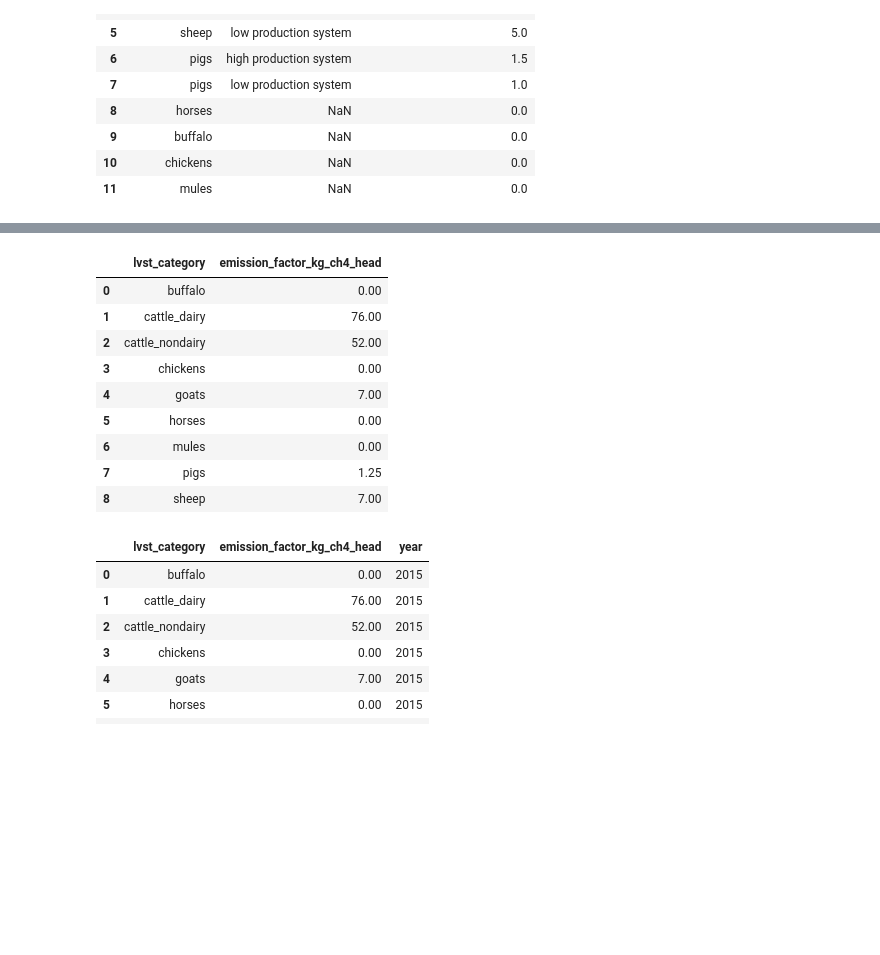
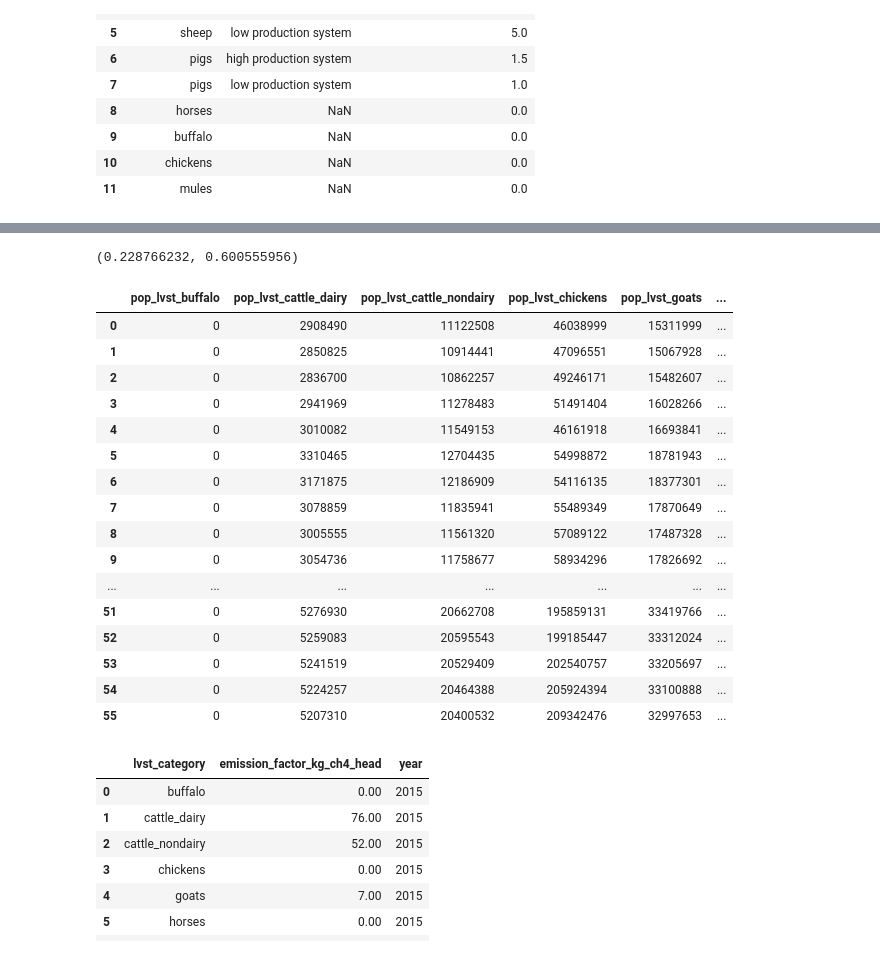
Before and after one commit to sisepuede-framework/ssp_uganda_data, a Jupyter notebook: data_processing/ENTERIC_FERMENTATION_FACTOR.ipynb, the cells around one changed output, grey strips where cells are left out. Cells and saved outputs as stored; diff of their text form; code cells hidden in the pictures; blank space fills up the shorter version.

```diff
--- a/data_processing/ENTERIC_FERMENTATION_FACTOR.ipynb
+++ b/data_processing/ENTERIC_FERMENTATION_FACTOR.ipynb
@@ -18,5 +62,5 @@ LVST_DATA_DIR_PATH = os.path.join(INPUT_DATA_DIR_PATH, "lvst")
 # %%
 # Load original uganda data
-uga_legacy_df = pd.read_csv(os.path.join(INPUT_DATA_DIR_PATH, "sisepuede_raw_global_inputs_uganda.csv"))
-uga_legacy_df.head()
+ef_lvst_entferm_legacy_df = _MODVAR_ENTFERM.get_from_dataframe(uga_legacy_df)
+ef_lvst_entferm_legacy_df.head()
 # %% [output]
@@ -65,0 +123,4 @@ uga_new_entferm_factors_df
+# %%
+import warnings
+warnings.filterwarnings("ignore")
+df_proj = models.model_afolu(uga_legacy_df)
@@ -66,17 +163,36 @@ uga_new_entferm_factors_df
+# %%
+emissions_kg_dairy_2019 = dict_cat_to_fact.get(_CAT_LVST_CATTLE_DAIRY)
+emissions_kg_nondairy_2019 = dict_cat_to_fact.get(_CAT_LVST_CATTLE_NONDAIRY)
+
+# conver to KT to compare to inv
+emissions_kt_dairy_2019 = emissions_kg_dairy_2019*pop_dairy/(10**9)
+emissions_kt_nondairy_2019 = emissions_kg_nondairy_2019*pop_nondairy/(10**9)
+
+# reasonable numbers from cows
+emissions_kt_dairy_2019, emissions_kt_nondairy_2019
+# %% [output]
+(0.228766232, 0.600555956)
 # %%
-new_factors_grouped_df = uga_new_entferm_factors_df.groupby("lvst_category")["emission_factor_kg_ch4_head"].mean().reset_index()
-new_factors_grouped_df
+#_MODVAR_ENTFERM.get_from_dataframe(uga_legacy_df
+_MODVAR_POP.get_from_dataframe(df_proj, )
 # %% [output]
-|  | lvst_category | emission_factor_kg_ch4_head |
-| 0 | buffalo | 0.00 |
-| 1 | cattle_dairy | 76.00 |
-| 2 | cattle_nondairy | 52.00 |
-| 3 | chickens | 0.00 |
-| 4 | goats | 7.00 |
-| 5 | horses | 0.00 |
-| 6 | mules | 0.00 |
-| 7 | pigs | 1.25 |
-| 8 | sheep | 7.00 |
+|  | pop_lvst_buffalo | pop_lvst_cattle_dairy | pop_lvst_cattle_nondairy | pop_lvst_chickens | pop_lvst_goats | ... |
+| 0 | 0 | 2908490 | 11122508 | 46038999 | 15311999 | ... |
+| 1 | 0 | 2850825 | 10914441 | 47096551 | 15067928 | ... |
+| 2 | 0 | 2836700 | 10862257 | 49246171 | 15482607 | ... |
+| 3 | 0 | 2941969 | 11278483 | 51491404 | 16028266 | ... |
+| 4 | 0 | 3010082 | 11549153 | 46161918 | 16693841 | ... |
+| 5 | 0 | 3310465 | 12704435 | 54998872 | 18781943 | ... |
+| 6 | 0 | 3171875 | 12186909 | 54116135 | 18377301 | ... |
+| 7 | 0 | 3078859 | 11835941 | 55489349 | 17870649 | ... |
+| 8 | 0 | 3005555 | 11561320 | 57089122 | 17487328 | ... |
+| 9 | 0 | 3054736 | 11758677 | 58934296 | 17826692 | ... |
+| ... | ... | ... | ... | ... | ... | ... |
+| 51 | 0 | 5276930 | 20662708 | 195859131 | 33419766 | ... |
+| 52 | 0 | 5259083 | 20595543 | 199185447 | 33312024 | ... |
+| 53 | 0 | 5241519 | 20529409 | 202540757 | 33205697 | ... |
+| 54 | 0 | 5224257 | 20464388 | 205924394 | 33100888 | ... |
+| 55 | 0 | 5207310 | 20400532 | 209342476 | 32997653 | ... |
 # %%
 # add year col
 new_factors_grouped_df["year"] = 2015
```
Also changed, not shown: parts of 14 cells of this notebook, 3 other files.
